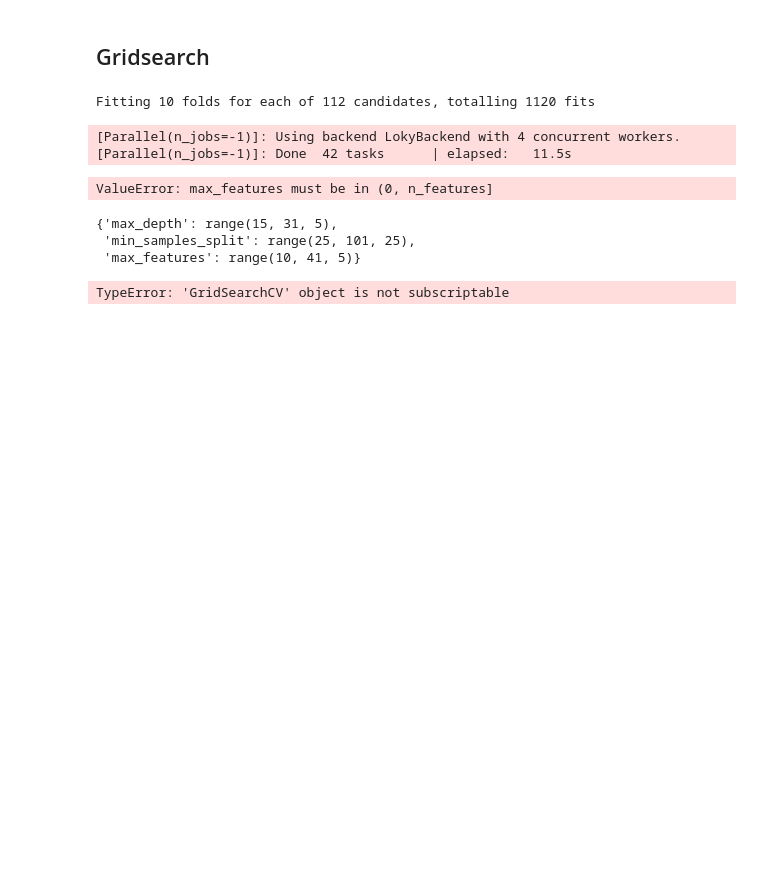
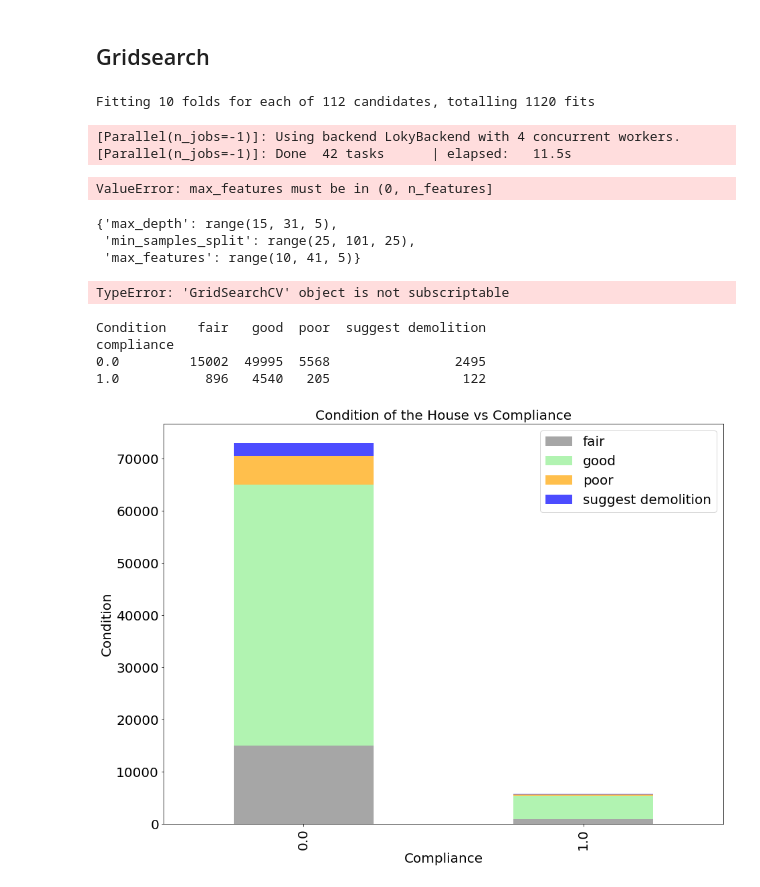
Before and after one commit to Kelvin-Arellano/nyc_mhtn_ds_Project_3, a Jupyter notebook: modeling.ipynb, the cells around one changed output. Drawn from its saved outputs; the diff is of its cells as text; code cells hidden in the pictures; blank space fills up the shorter version.

Commit message:
image code added

```diff
--- a/modeling.ipynb
+++ b/modeling.ipynb
@@ -190,3 +190,26 @@ print("Decision Tree Train recall: ", grid_tree_train_precision)
 print("Decision Tree Test recall: ", grid_tree_test_precision)
 # %% [output]
 TypeError: 'GridSearchCV' object is not subscriptable
+# %%
+df = pd.read_csv('data/df.csv')
+# %%
+#print(df.groupby(['compliance','Condition']).compliance.count().unstack())
+
+#Condition class visualization
+Condition_class = df.groupby(['compliance','Condition']).compliance.count().unstack()
+p1 = Condition_class.plot(kind = 'bar', stacked = True,
+                          color = ['grey','lightgreen','orange','blue'], alpha = .70,
+                          figsize=[15,11],
+                         fontsize=20)
+p1.set_xlabel('Compliance',fontsize=20)
+p1.set_ylabel('Condition',fontsize=20)
+plt.title('Condition of the House vs Compliance',fontsize=20)
+plt.legend(['fair','good','poor','suggest demolition'],fontsize=20)
+#plt.savefig('../../nyc_mhtn_ds_Project_3/images/Condition_compliance.png')
+plt.show()
+# %% [output]
+Condition    fair   good  poor  suggest demolition
+compliance
+0.0         15002  49995  5568                2495
+1.0           896   4540   205                 122
+[figure, added]
```
Also changed, not shown: parts of 5 cells of this notebook.
